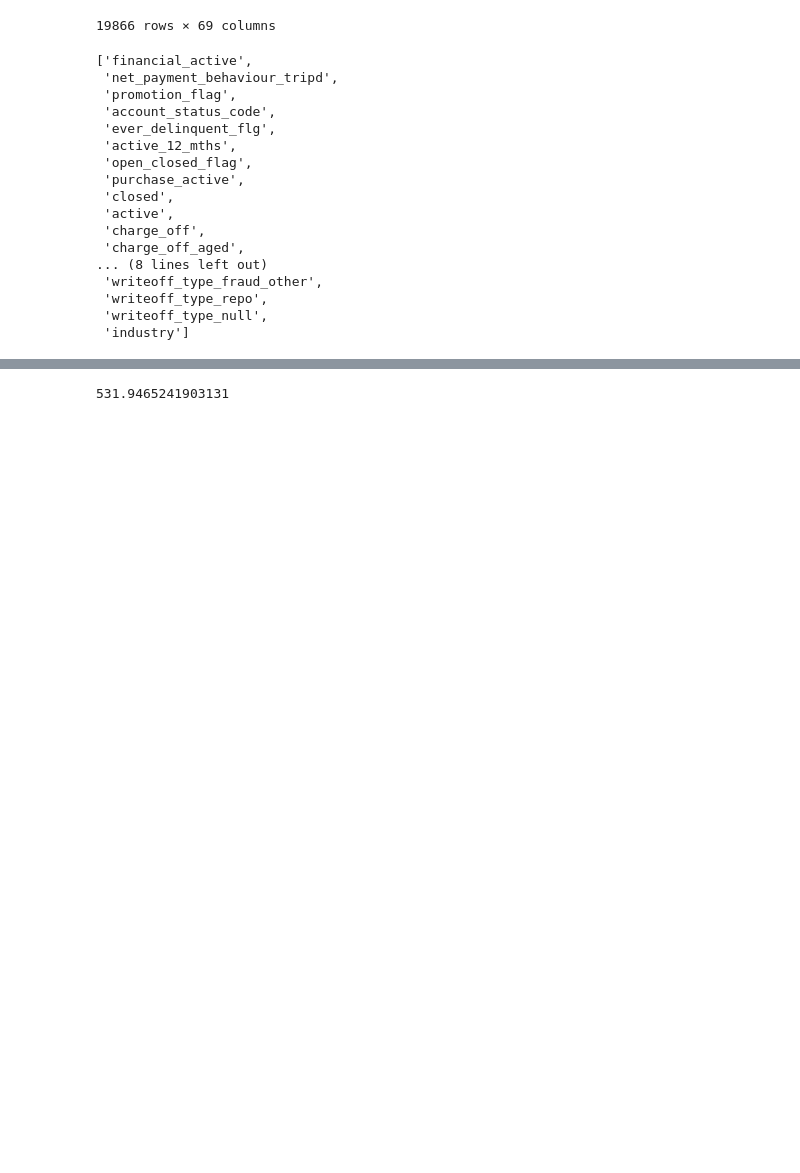
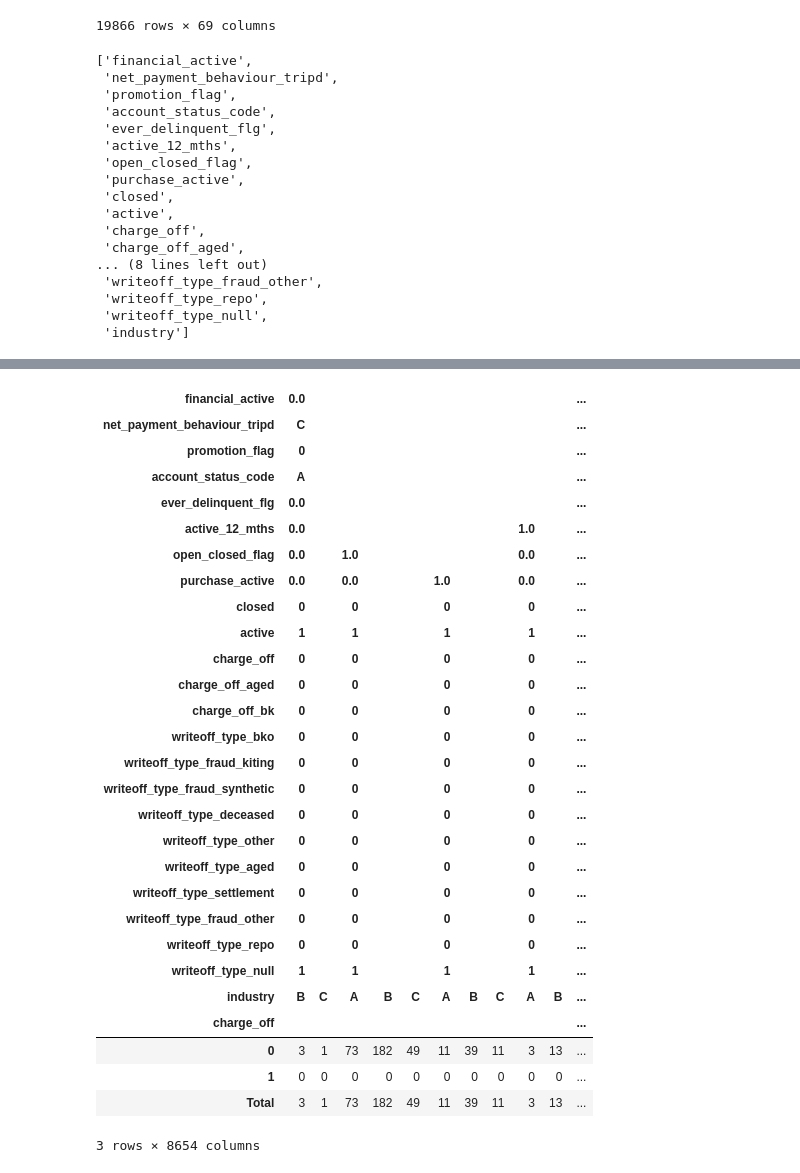
Before and after one commit to yaswant2403/datathon2023, a Jupyter notebook: working notebook.ipynb, the cells around one changed output, grey strips where cells are left out. Cells and saved outputs as stored; diff of their text form; code cells hidden in the pictures; blank space fills up the shorter version.

```diff
--- a/working notebook.ipynb
+++ b/working notebook.ipynb
@@ -52,0 +101,11 @@ categorical
+# %%
+col_array = [training_data['financial_active'], training_data['net_payment_behaviour_tripd'],
+            training_data['promotion_flag'], training_data['account_status_code'],
+            training_data['ever_delinquent_flg'], training_data['active_12_mths'], training_data['open_closed_flag'],
+            training_data['purchase_active'], training_data['closed'], training_data['active'], training_data['charge_off'],
+            training_data['charge_off_aged'], training_data['charge_off_bk'], training_data['writeoff_type_bko'],
+            training_data['writeoff_type_fraud_kiting'], training_data['writeoff_type_fraud_synthetic'],
+            training_data['writeoff_type_deceased'], training_data['writeoff_type_other'], training_data['writeoff_type_aged'],
+            training_data['writeoff_type_settlement'], training_data['writeoff_type_fraud_other'], training_data['writeoff_type_repo'],
+            training_data['writeoff_type_null'], training_data['industry']]
+len(col_array)
@@ -53,9 +114,3 @@ categorical
 # %%
-conting_table = []
-for category in categorical:
-    data_crosstab = pd.crosstab(training_data[category],
-                    training_data['charge_off'],
-                    margins=True, margins_name="Total")
-    conting_table.append(data_crosstab)
-
-len(conting_table)
+data = pd.crosstab(training_data['charge_off'],
+                    col_array, margins=True, margins_name="Total")
@@ -91,13 +117,33 @@ Total                5742525  15698  5758223
-# %%
-chi_square = 0
-rows = training_data['ever_delinquent_flg'].unique()
-columns = training_data['charge_off'].unique()
-for i in columns:
-    for j in rows:
-        O = data_crosstab[i][j]
-        E = data_crosstab[i]['Total'] * data_crosstab['Total'][j] / data_crosstab['Total']['Total']
-        chi_square += (O-E)**2/E
-
-chi_square
-# %% [output]
-531.9465241903131
+# %%
+data_crosstab = data
+data_crosstab
+# %% [output]
+| financial_active | 0.0 |  |  |  |  |  |  |  |  |  | ... |
+| net_payment_behaviour_tripd | C |  |  |  |  |  |  |  |  |  | ... |
+| promotion_flag | 0 |  |  |  |  |  |  |  |  |  | ... |
+| account_status_code | A |  |  |  |  |  |  |  |  |  | ... |
+| ever_delinquent_flg | 0.0 |  |  |  |  |  |  |  |  |  | ... |
+| active_12_mths | 0.0 |  |  |  |  |  |  |  | 1.0 |  | ... |
+| open_closed_flag | 0.0 |  | 1.0 |  |  |  |  |  | 0.0 |  | ... |
+| purchase_active | 0.0 |  | 0.0 |  |  | 1.0 |  |  | 0.0 |  | ... |
+| closed | 0 |  | 0 |  |  | 0 |  |  | 0 |  | ... |
+| active | 1 |  | 1 |  |  | 1 |  |  | 1 |  | ... |
+| charge_off | 0 |  | 0 |  |  | 0 |  |  | 0 |  | ... |
+| charge_off_aged | 0 |  | 0 |  |  | 0 |  |  | 0 |  | ... |
+| charge_off_bk | 0 |  | 0 |  |  | 0 |  |  | 0 |  | ... |
+| writeoff_type_bko | 0 |  | 0 |  |  | 0 |  |  | 0 |  | ... |
+| writeoff_type_fraud_kiting | 0 |  | 0 |  |  | 0 |  |  | 0 |  | ... |
+| writeoff_type_fraud_synthetic | 0 |  | 0 |  |  | 0 |  |  | 0 |  | ... |
+| writeoff_type_deceased | 0 |  | 0 |  |  | 0 |  |  | 0 |  | ... |
+| writeoff_type_other | 0 |  | 0 |  |  | 0 |  |  | 0 |  | ... |
+| writeoff_type_aged | 0 |  | 0 |  |  | 0 |  |  | 0 |  | ... |
+| writeoff_type_settlement | 0 |  | 0 |  |  | 0 |  |  | 0 |  | ... |
+| writeoff_type_fraud_other | 0 |  | 0 |  |  | 0 |  |  | 0 |  | ... |
+| writeoff_type_repo | 0 |  | 0 |  |  | 0 |  |  | 0 |  | ... |
+| writeoff_type_null | 1 |  | 1 |  |  | 1 |  |  | 1 |  | ... |
+| industry | B | C | A | B | C | A | B | C | A | B | ... |
+| charge_off |  |  |  |  |  |  |  |  |  |  | ... |
+| 0 | 3 | 1 | 73 | 182 | 49 | 11 | 39 | 11 | 3 | 13 | ... |
+| 1 | 0 | 0 | 0 | 0 | 0 | 0 | 0 | 0 | 0 | 0 | ... |
+| Total | 3 | 1 | 73 | 182 | 49 | 11 | 39 | 11 | 3 | 13 | ... |
+3 rows × 8654 columns
```
Also changed, not shown: parts of 7 cells of this notebook.
